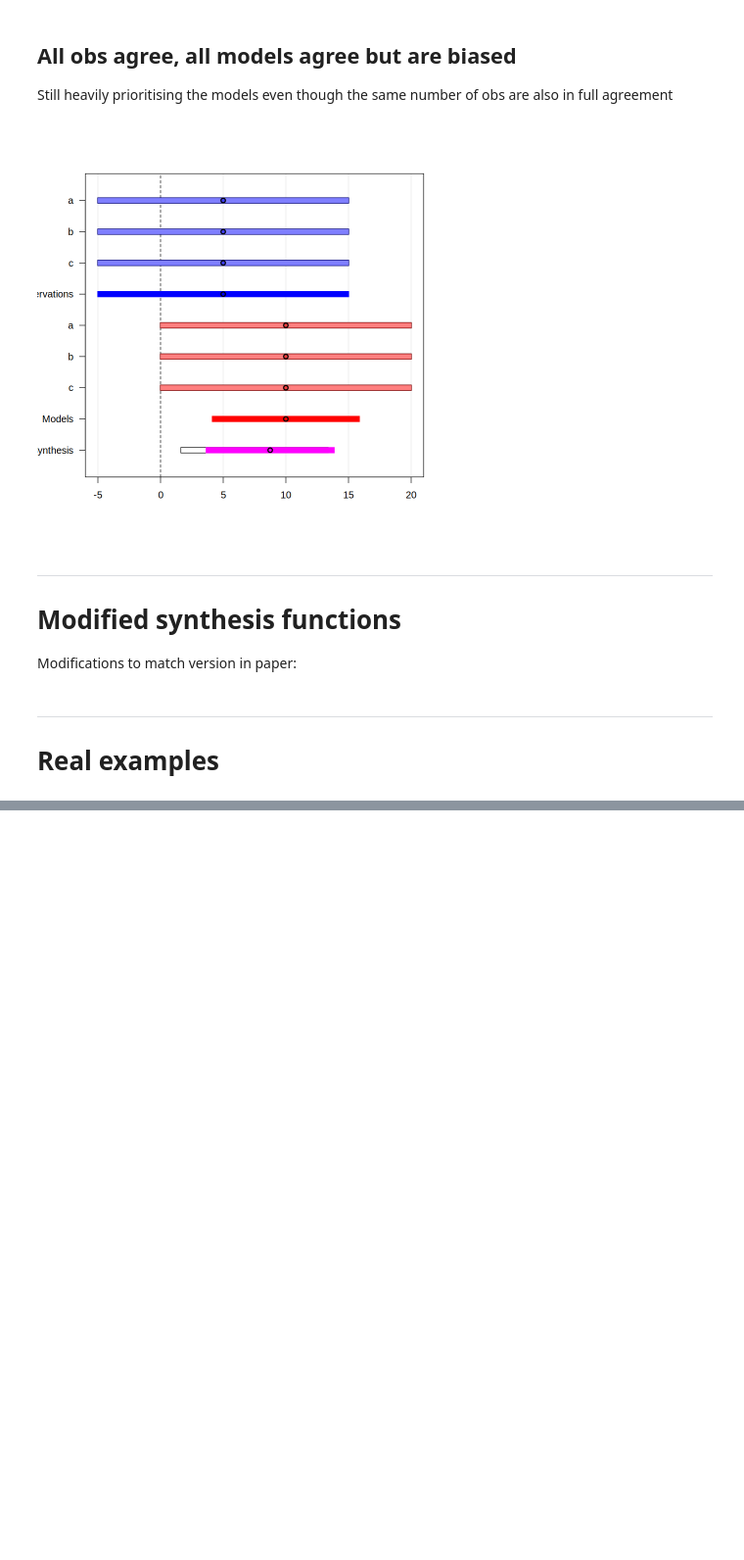
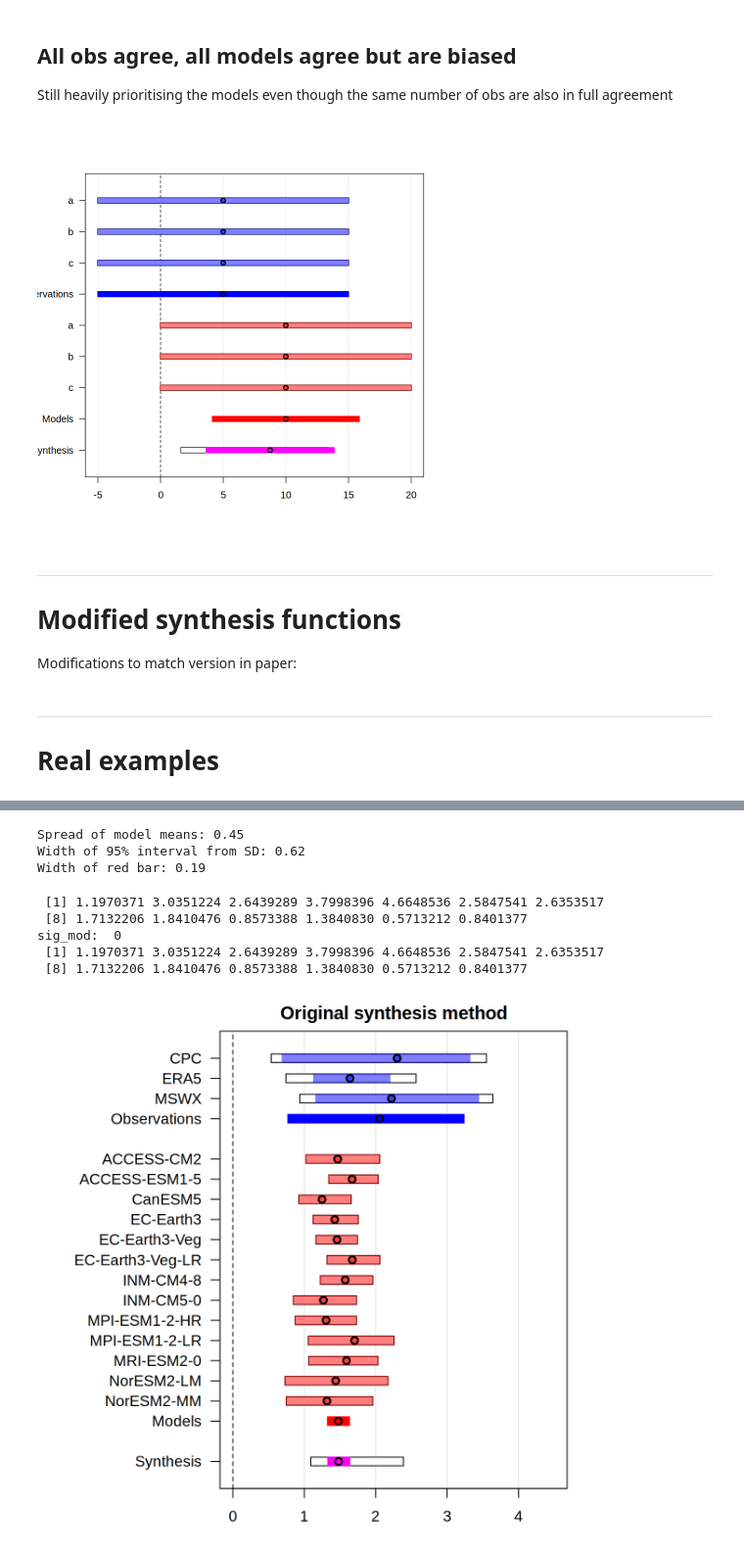
Before and after one commit to clairbarnes/wwa-current, a Jupyter notebook: 00_model-fitting-dev/synthesis/synthesis-check_R.ipynb, the cells around one changed output, grey strips where cells are left out. Shown at 98% size. Cells and saved outputs as stored; diff of their text form; code cells hidden in the pictures; blank space fills up the shorter version.

```diff
--- a/00_model-fitting-dev/synthesis/synthesis-check_R.ipynb
+++ b/00_model-fitting-dev/synthesis/synthesis-check_R.ipynb
@@ -623,0 +609,28 @@ synthesis_cx <- function(obs_in = NA, models_in, synth_type = "abs") {
+# %%
+obs = read.csv("data/sahel_tx5x_obs.csv", row.names = 1)
+models = read.csv("data/sahel_tx5x_models-past.csv", row.names = 1)
+
+rownames(models) <- sapply(strsplit(rownames(models), "_"), "[", 1)
+# %%
+cat("Spread of model means:",round(diff(range(models$est)),2),"\n")
+cat("Width of 95% interval from SD:", round(2*1.96*sd(models$est), 2),"\n")
+cat("Width of red bar:", round(diff(unlist(synth_org$df[synth_org$df$group == "model_synth", c("lower", "upper")])),2))
+# %% [output]
+Spread of model means: 0.45
+Width of 95% interval from SD: 0.62
+Width of red bar: 0.19
+# %%
+stype <- "abs"
+synth_org = synthesis(obs, models, synth_type = stype)      # original code from Climate Explorer
+synth_v1 = synthesis_v1(obs, models, synth_type = stype)    # modified to use variances instead of mixing intervals & variances
+# %% [output]
+ [1] 1.1970371 3.0351224 2.6439289 3.7998396 4.6648536 2.5847541 2.6353517
+ [8] 1.7132206 1.8410476 0.8573388 1.3840830 0.5713212 0.8401377
+sig_mod:  0
+ [1] 1.1970371 3.0351224 2.6439289 3.7998396 4.6648536 2.5847541 2.6353517
+ [8] 1.7132206 1.8410476 0.8573388 1.3840830 0.5713212 0.8401377
+# %%
+prep_window(h = 6, w = 6, mar = c(3,10,2,1))
+plot_synthesis(synth_org, xlim = c(0,4.5), main = "Original synthesis method")
+# %% [output]
+[figure, added]
```
Also changed, not shown: parts of 6 cells of this notebook.
